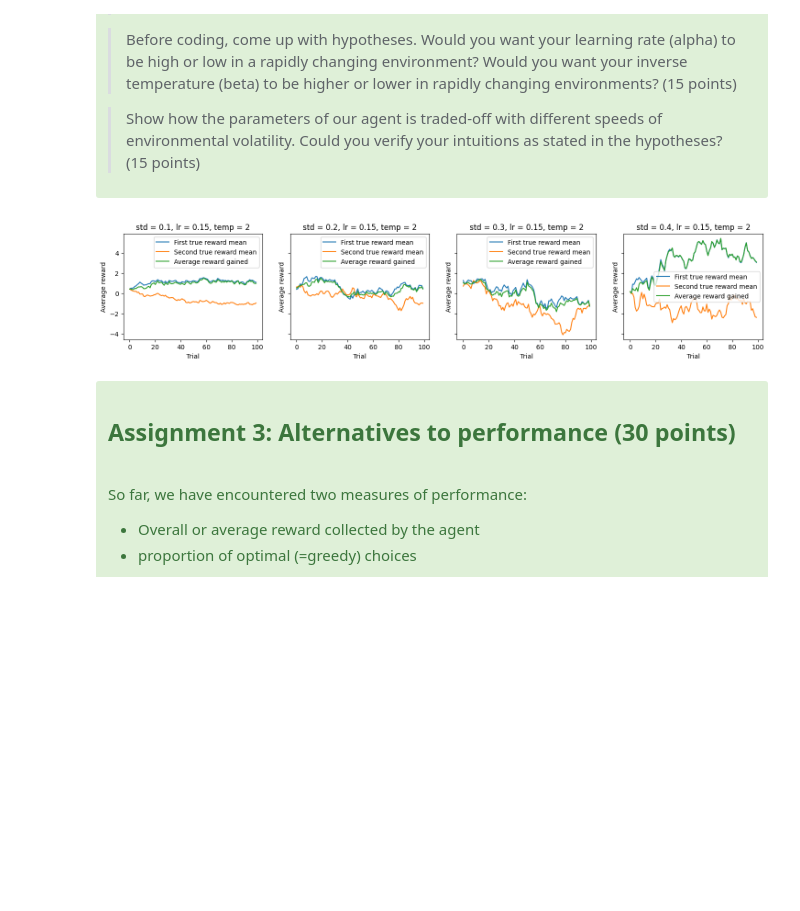
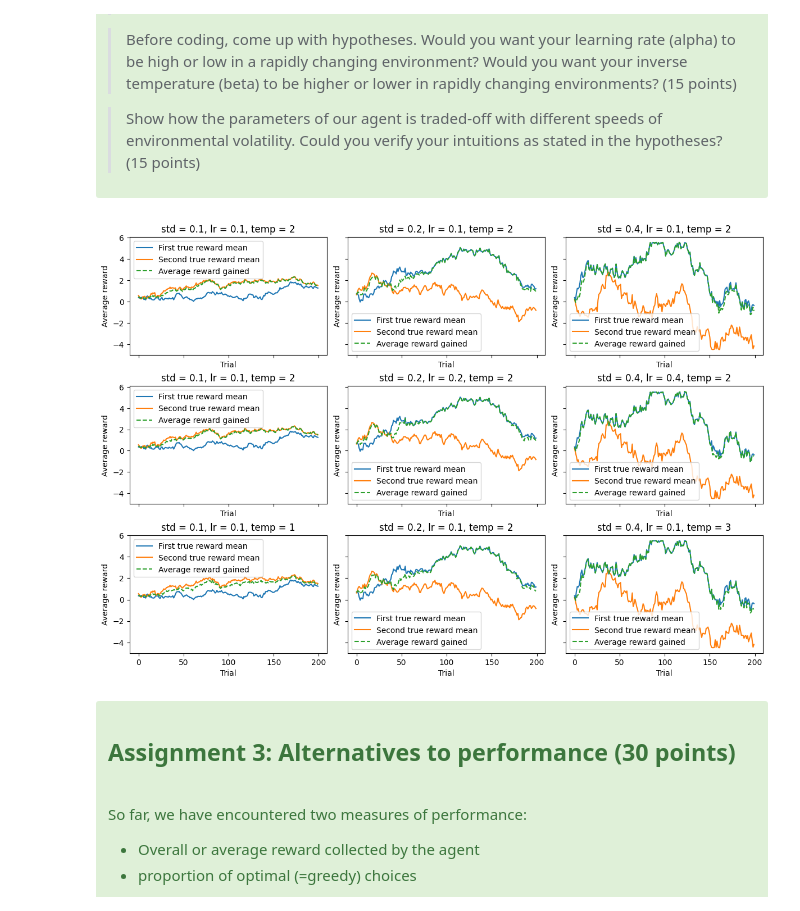
Before and after one commit to LuisKleinwort/CognitiveModellingAssignment2, a Jupyter notebook: CogMod24_bandit_solution.ipynb, the cells around one changed output. Drawn from its saved outputs; the diff is of its cells as text; code cells hidden in the pictures; blank space fills up the shorter version.

Commit message:
work on plots

```diff
--- a/CogMod24_bandit_solution.ipynb
+++ b/CogMod24_bandit_solution.ipynb
@@ -633,11 +633,23 @@ def agents_full_routine(
                 agent_rewards[rep, i, trial] = r
                 agent_q_values[rep, i, trial] = agent.V
 
+
+
     average_rewards = np.mean(agent_rewards, axis=0)  # Average over repetitions
     average_q_values = np.mean(agent_q_values, axis=0)  # Average over repetitions
-    # Array of shape (n_agents, n_trials), corresponding to the agents.
 
-    return average_rewards, average_q_values
+    # when calculating the correlations explicitly write out the for loops instead of using numpy to avoid incorrect numpy usage
+    corr = np.array([[
+                np.corrcoef(average_q_values[i, :, a][1:], means_or_probabilities[a, :][:-1])[0, 1]
+                for a in range(n_actions)
+            ]
+            for i in range(n_agents)
+    ])
+
+    return average_rewards, average_q_values, corr
+
+def average_of_correlation_coeffs(corr, axis):
+    return np.tanh(np.mean(np.arctanh(corr), axis=axis))
 # %%
 # 'Global variables'
 n_trials = 100
@@ -784,52 +794,75 @@ Environmental change is a crucial aspect that any learning agents has to take in
 </div>
 # %%
 def assignment2():
-    np.random.seed(13)
     # Volatility parameters:
-    deviations = [0.1, 0.2, 0.3, 0.4]
+    deviations = [0.1, 0.2, 0.4]
 
-    fig, axes = plt.subplots(1, 4, sharex=True, sharey=True, figsize=(18, 3))
+    fig, axes = plt.subplots(3, 3, sharex=True, sharey='row', figsize=(12, 8))
+    fig.tight_layout(h_pad=3)
 
     # Other variables
-    n_trials = 100
-    n_repetitions = 100
-    noise = lambda: np.random.normal(0, 0.05)
-
-    init_value = 0.5   # How to initialize the Value array of each agent.
+    n_trials = 200
+    n_repetitions = 150
 
     # Change values for learning_rate and temperature here!
-    learning_rate = 0.15
-    temperature = 2
+    learning_rates = [0.1, 0.2, 0.4]
+    temperatures = [1, 2, 3]
 
-    base = np.exp(temperature)
 
     for i, std in enumerate(deviations):
+        learning_rate = 0.1
+        temperature = 2
+        base = np.exp(2)
         noise = lambda: np.random.normal(0, std)
         starting_mean = 0.5
         starting_mean2 = 0.5
         walking_mean = [starting_mean := np.clip(starting_mean + noise(), a_min=-4.5, a_max=5.5) for _ in range(n_trials)]
         walking_mean2 = [starting_mean2 := np.clip(starting_mean2 + noise(), a_min=-4.5, a_max=5.5) for _ in range(n_trials)]
-        averages, _ = agents_full_routine(
-            n_repetitions,
-            np.array([walking_mean, walking_mean2]),
-            std,
-            agents_gen=lambda: [SoftmaxAgent(learning_rate=learning_rate, base=base)]
-        )
+        averages, _, _ = agents_full_routine(n_repetitions, np.array([walking_mean, walking_mean2]), std,
+                                       agents_gen=lambda: [SoftmaxAgent(learning_rate=learning_rate, base=base)])
         average = averages[0, :] # Only LU Softmax
-        axes[i].plot(walking_mean)
-        axes[i].plot(walking_mean2)
-        axes[i].plot(average)
-        axes[i].legend(['First true reward mean', 'Second true reward mean', 'Average reward gained'])
-        axes[i].set_xlabel('Trial')
-        axes[i].set_ylabel('Average reward')
-        axes[i].set_title(f'std = {std}, lr = {learning_rate}, temp = {temperature}')
+        axes[0, i].plot(walking_mean)
+        axes[0, i].plot(walking_mean2)
+        axes[0, i].plot(average, '--')
+        axes[0, i].legend(['First true reward mean', 'Second true reward mean', 'Average reward gained'])
+        axes[0, i].set_xlabel('Trial')
+        axes[0, i].set_ylabel('Average reward')
+        axes[0, i].set_title(f'std = {std}, lr = {learning_rate}, temp = {temperature}')
+
+        learning_rate = learning_rates[i]
+        averages, _, _ = agents_full_routine(n_repetitions, np.array([walking_mean, walking_mean2]), std,
+                                       agents_gen=lambda: [SoftmaxAgent(learning_rate=learning_rate, base=base)])
+        average = averages[0, :] # Only LU Softmax
+
+        axes[1, i].plot(walking_mean)
+        axes[1, i].plot(walking_mean2)
+        axes[1, i].plot(average, '--')
+        axes[1, i].legend(['First true reward mean', 'Second true reward mean', 'Average reward gained'])
+        axes[1, i].set_xlabel('Trial')
+        axes[1, i].set_ylabel('Average reward')
+        axes[1, i].set_title(f'std = {std}, lr = {learning_rate}, temp = {temperature}')
+
+        learning_rate = 0.1
+        temperature = temperatures[i]
+        base = np.exp(temperature)
+        averages, _, _ = agents_full_routine(n_repetitions, np.array([walking_mean, walking_mean2]), std,
+                                       agents_gen=lambda: [SoftmaxAgent(learning_rate=learning_rate, base=base)])
+        average = averages[0, :] # Only LU Softmax
+
+        axes[2, i].plot(walking_mean)
+        axes[2, i].plot(walking_mean2)
+        axes[2, i].plot(average, '--')
+        axes[2, i].legend(['First true reward mean', 'Second true reward mean', 'Average reward gained'])
+        axes[2, i].set_xlabel('Trial')
+        axes[2, i].set_ylabel('Average reward')
+        axes[2, i].set_title(f'std = {std}, lr = {learning_rate}, temp = {temperature}')
 
     plt.savefig("assignment2.png")
 
     plt.plot()
 assignment2()
 # %% [output]
-[figure, old version]
+[figure, new version]
 # %% [markdown]
 <div class="alert alert-success" role="alert">
 <h2> Assignment 3: Alternatives to performance (30 points) </h2><br>
```
Also changed, not shown: parts of 3 cells of this notebook.
